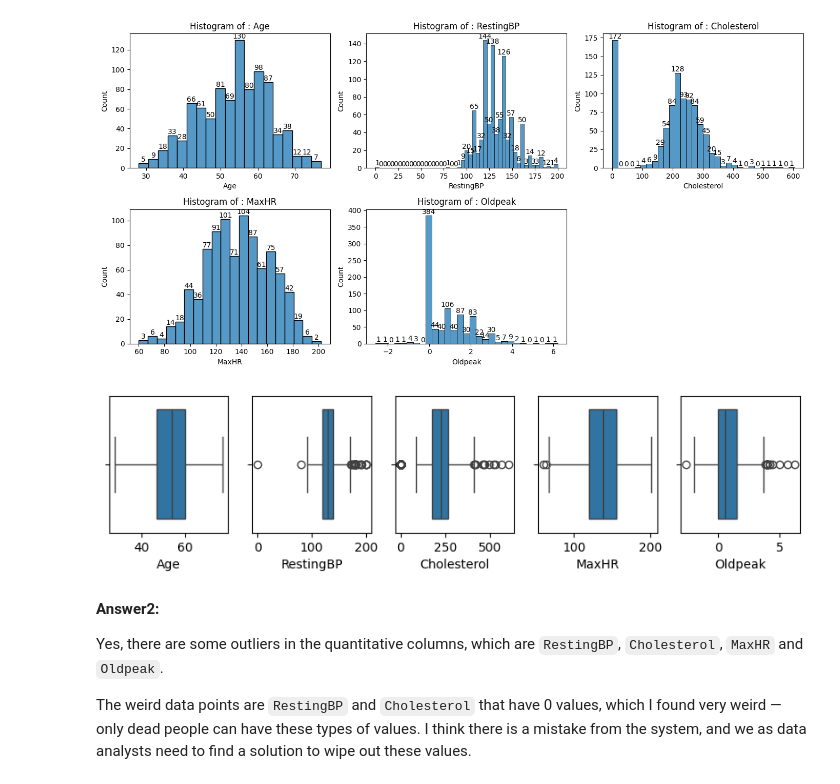
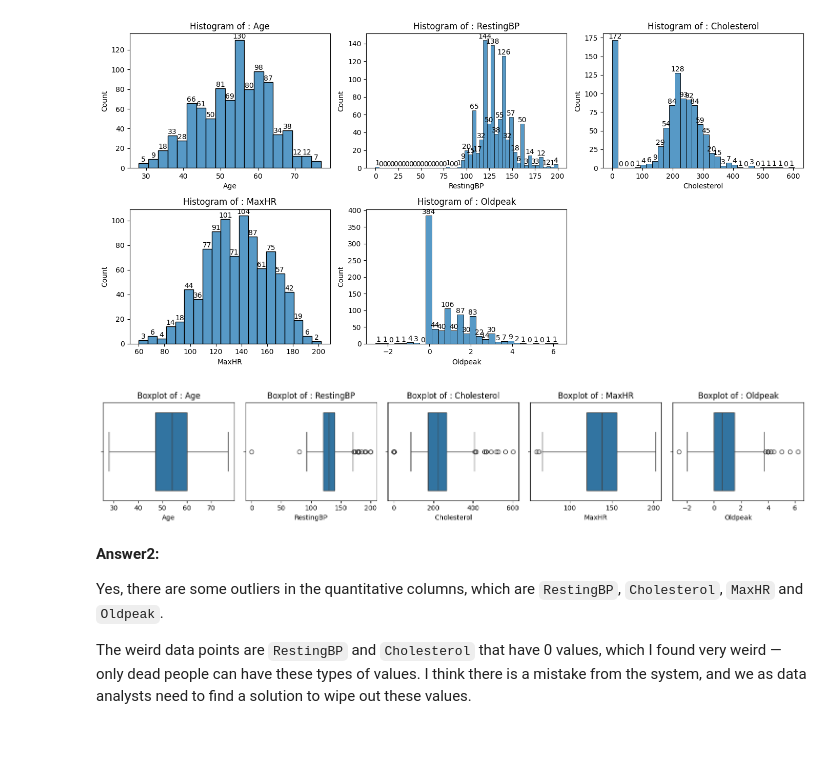
Before and after one commit to Superkai017/Data-Analysis1-Aupp-INF-604-, a Jupyter notebook: W2/Art_Oudom_TP2.ipynb, the cells around one changed output. Cells and saved outputs as stored; diff of their text form; code cells hidden in the pictures; blank space fills up the shorter version.

```diff
--- a/W2/Art_Oudom_TP2.ipynb
+++ b/W2/Art_Oudom_TP2.ipynb
@@ -240,13 +239,16 @@ plt.tight_layout()
 # %% [output]
 [figure]
 # %%
-fig , axes = plt.subplots(1,5, figsize=(10, 2))
+fig , axes = plt.subplots(1,5, figsize=(15, 3))
 for i,col in enumerate(Quantitative_data.columns):
   sns.boxplot( df,
               x=col,
                 ax=axes[i],)
+  axes[i].set_title(f'Boxplot of : {col}')
+  axes[i].set_xlabel(col)
+plt.tight_layout()
 # %% [output]
-[figure, old version]
+[figure, new version]
 # %% [markdown]
 **Answer2:**
 
```
Also changed, not shown: parts of 3 cells of this notebook.
